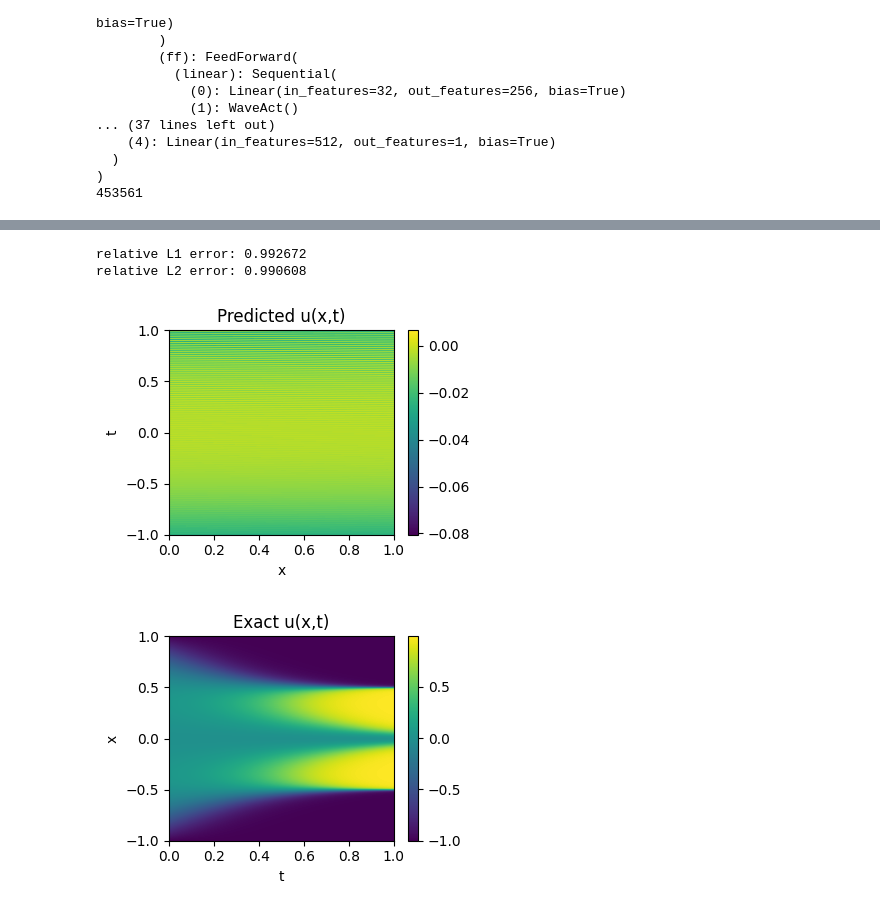
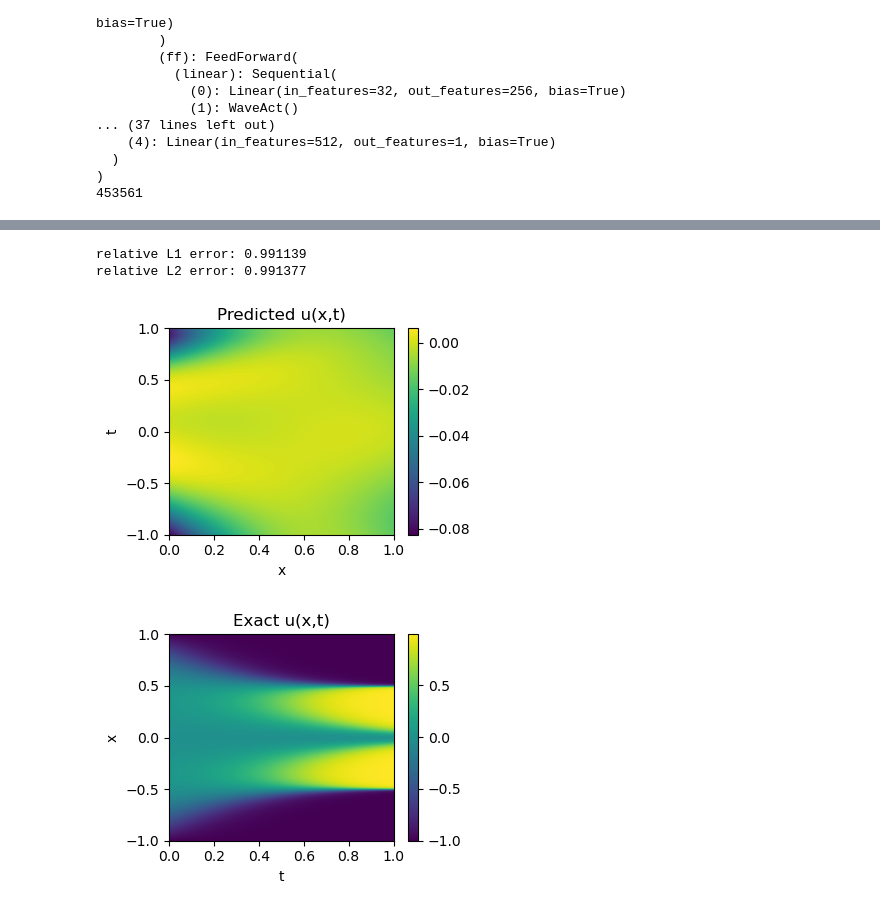
Before and after one commit to chenyuli12345/pinnsformer, a Jupyter notebook: demo/Allen-Cahn/allen_pinnsformer.ipynb, the cells around one changed output, grey strips where cells are left out. Drawn from its saved outputs; the diff is of its cells as text; code cells hidden in the pictures.

```diff
--- a/demo/Allen-Cahn/allen_pinnsformer.ipynb
+++ b/demo/Allen-Cahn/allen_pinnsformer.ipynb
@@ -127,37 +127,37 @@ Train Loss: 0.138340
 # %%
 # Visualize PINNsformer
 res_test = make_time_sequence(res_test, num_step=5, step=1e-4)
 res_test = torch.tensor(res_test, dtype=torch.float32, requires_grad=True).to(device)
 x_test, t_test = res_test[:,:,0:1], res_test[:,:,1:2]
 
 with torch.no_grad():
     pred = model(x_test, t_test)[:,0:1]
     pred = pred.cpu().detach().numpy()
 
-pred = pred.reshape(512,201)
+pred = pred.reshape(201,512).T
 
 mat = scipy.io.loadmat('./AC.mat')
 u = mat['uu'].reshape(512,201)
 
 rl1 = np.sum(np.abs(u-pred)) / np.sum(np.abs(u))
 rl2 = np.sqrt(np.sum((u-pred)**2) / np.sum(u**2))
 
 print('relative L1 error: {:4f}'.format(rl1))
 print('relative L2 error: {:4f}'.format(rl2))
 
 plt.figure(figsize=(4,3))
 plt.imshow(pred, extent=[0,1,-1,1], aspect='auto')
 plt.xlabel('x')
 plt.ylabel('t')
 plt.title('Predicted u(x,t)')
 plt.colorbar()
 plt.tight_layout()
 plt.savefig('./convection_pinnsformer_pred.png')
 plt.show()
 # %% [output]
-relative L1 error: 0.992672
-relative L2 error: 0.990608
+relative L1 error: 0.991139
+relative L2 error: 0.991377
-[figure, old version]
+[figure, new version]
 # %%
 plt.figure(figsize=(4,3))
 plt.imshow(u, extent=[0,1,-1,1], aspect='auto')
```
Also changed, not shown: parts of 2 cells of this notebook, 4 other files.
